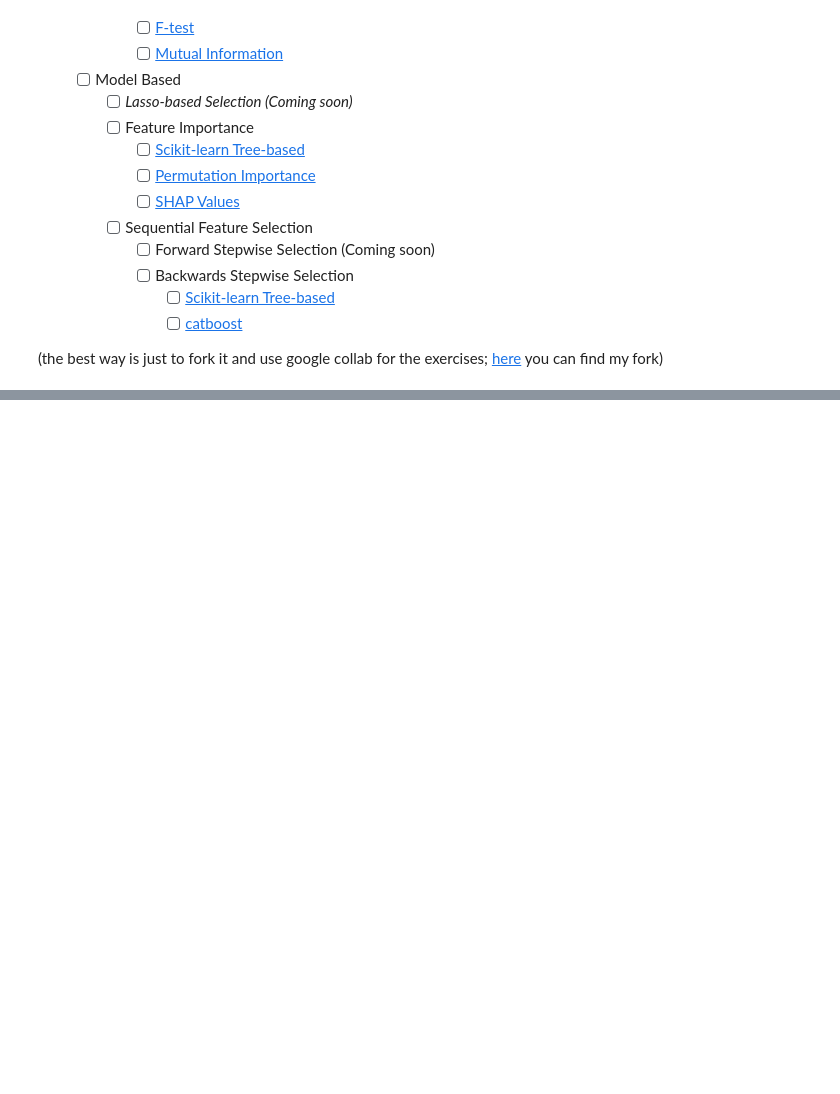
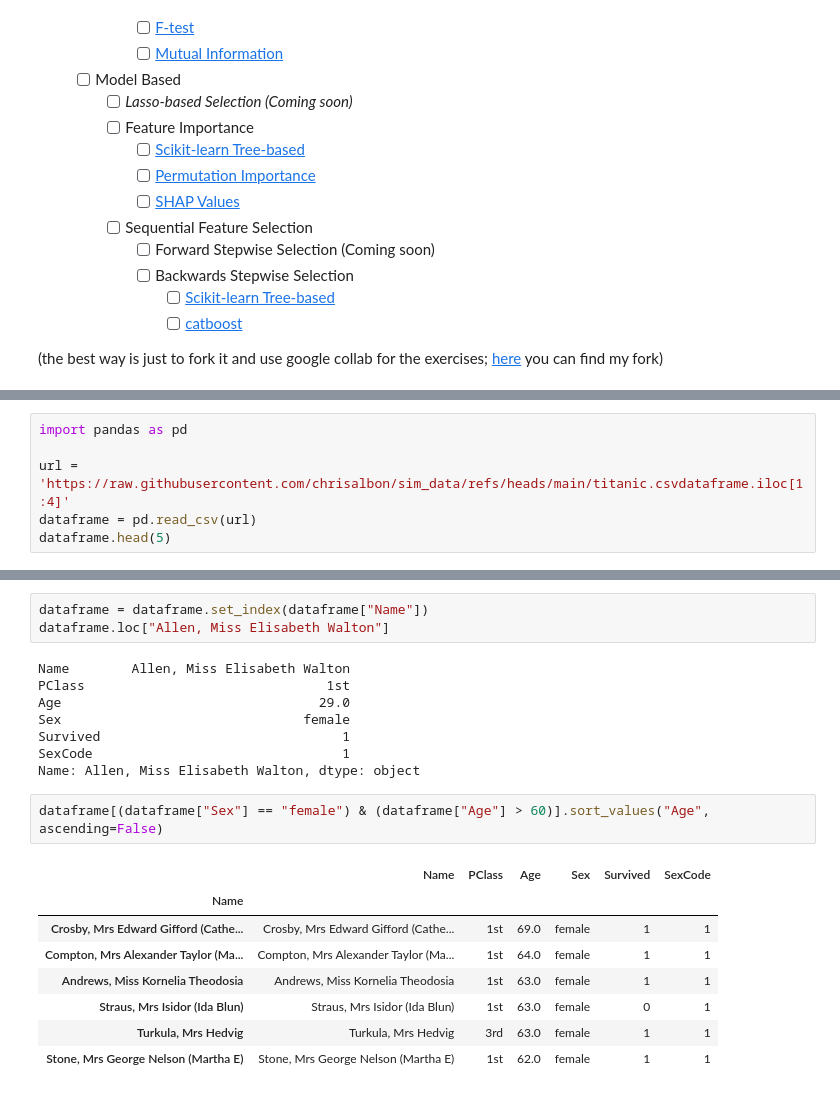
Before and after one commit to mikelandjelos/elfak-ml, a Jupyter notebook: ml_1_data_preprocessing.ipynb, the cells around one changed output, grey strips where cells are left out. Drawn from its saved outputs; the diff is of its cells as text; blank space fills up the shorter version.

Commit message:
Preprocesiranje podataka v1.2 - Data Wrangling zavrsen

```diff
--- a/ml_1_data_preprocessing.ipynb
+++ b/ml_1_data_preprocessing.ipynb
@@ -765,0 +839,6 @@ Std: [  1.11803399  11.18033989 111.80339887]
+# %%
+import pandas as pd
+
+url = 'https://raw.githubusercontent.com/chrisalbon/sim_data/refs/heads/main/titanic.csvdataframe.iloc[1:4]'
+dataframe = pd.read_csv(url)
+dataframe.head(5)
@@ -765,0 +887,22 @@ Std: [  1.11803399  11.18033989 111.80339887]
+# %%
+dataframe = dataframe.set_index(dataframe["Name"])
+dataframe.loc["Allen, Miss Elisabeth Walton"]
+# %% [output]
+Name        Allen, Miss Elisabeth Walton
+PClass                               1st
+Age                                 29.0
+Sex                               female
+Survived                               1
+SexCode                                1
+Name: Allen, Miss Elisabeth Walton, dtype: object
+# %%
+dataframe[(dataframe["Sex"] == "female") & (dataframe["Age"] > 60)].sort_values("Age", ascending=False)
+# %% [output]
+|  | Name | PClass | Age | Sex | Survived | SexCode |
+| Name |  |  |  |  |  |  |
+| Crosby, Mrs Edward Gifford (Cathe... | Crosby, Mrs Edward Gifford (Cathe... | 1st | 69.0 | female | 1 | 1 |
+| Compton, Mrs Alexander Taylor (Ma... | Compton, Mrs Alexander Taylor (Ma... | 1st | 64.0 | female | 1 | 1 |
+| Andrews, Miss Kornelia Theodosia | Andrews, Miss Kornelia Theodosia | 1st | 63.0 | female | 1 | 1 |
+| Straus, Mrs Isidor (Ida Blun) | Straus, Mrs Isidor (Ida Blun) | 1st | 63.0 | female | 0 | 1 |
+| Turkula, Mrs Hedvig | Turkula, Mrs Hedvig | 3rd | 63.0 | female | 1 | 1 |
+| Stone, Mrs George Nelson (Martha E) | Stone, Mrs George Nelson (Martha E) | 1st | 62.0 | female | 1 | 1 |
```
Also changed, not shown: parts of 15 cells of this notebook, 1 other file.
